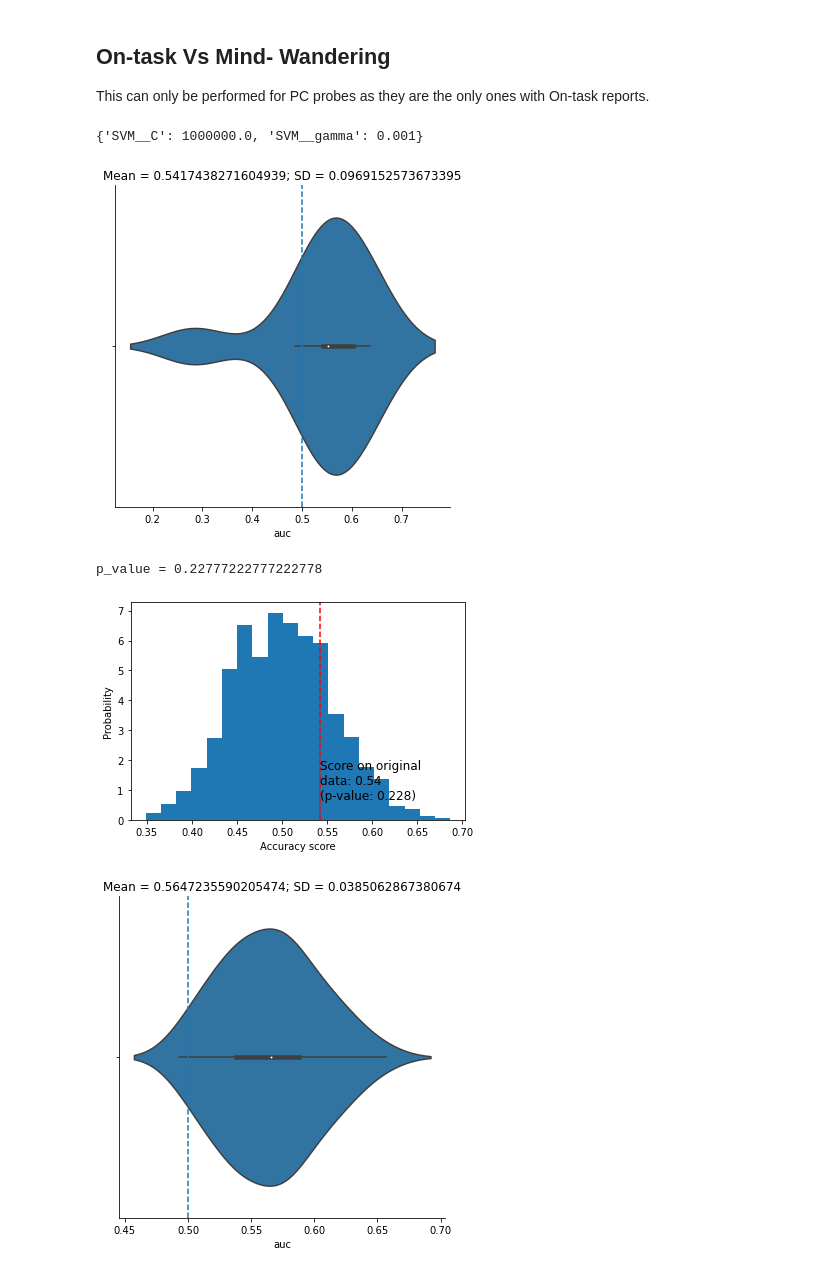
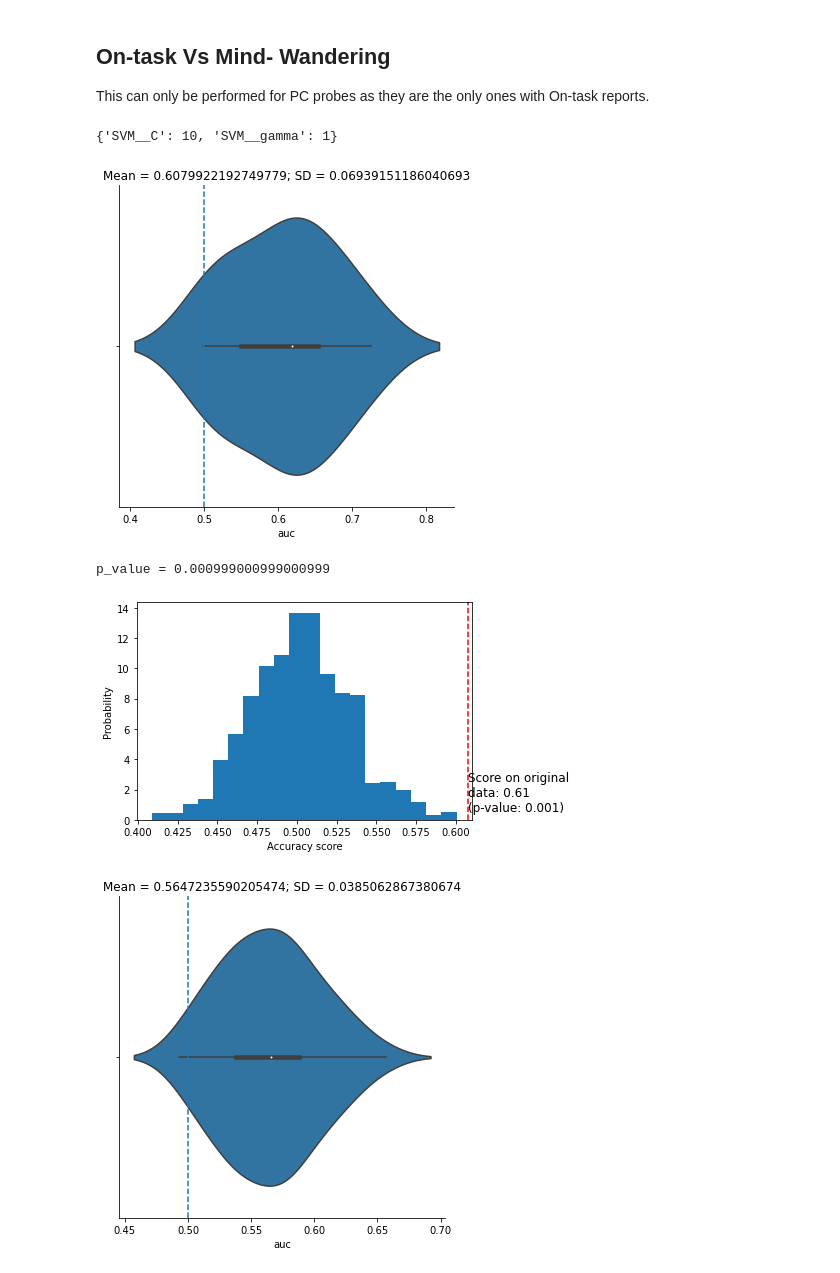
Before and after one commit to Nicobruno92/mw_markers_project, a Jupyter notebook: multivariate_analysis.ipynb, the cells around one changed output. Drawn from its saved outputs; the diff is of its cells as text; code cells hidden in the pictures.

```diff
--- a/multivariate_analysis.ipynb
+++ b/multivariate_analysis.ipynb
@@ -57,8 +57,8 @@ all_participants = [
     "VP37",
 ]
 
-path = "/media/nicolas.bruno/63f8a366-34b7-4896-a7ce-b5fb4ee78535/Nico/MW_eeg_data/minmarker/"  # icm-linux
-# path = '/Users/nicobruno/ownCloud/MW_eeg_data/minmarker/' #nico-mac
+# path = "/media/nicolas.bruno/63f8a366-34b7-4896-a7ce-b5fb4ee78535/Nico/MW_eeg_data/minmarker/"  # icm-linux
+path = '/Users/nicobruno/ownCloud/MW_eeg_data/minmarker/' #nico-mac
 # %%
 df = pd.DataFrame()
 
@@ -285,14 +285,14 @@ df_mind = (
 )
 # %%
 df_auc = multivariate_classifier(data = df_mind, label = 'mind2', features = df_mind.drop('mind2', axis = 1).columns,
-                                 model = 'SVM', pca =True, n_components = 10,
+                                 model = 'SVM', pca =False, n_components = 10,
                                  cv_splits= 10,grid_search = True,
                                  permutation = True, n_permutations = 1000)
 # %% [output]
-{'SVM__C': 1000000.0, 'SVM__gamma': 0.001}
+{'SVM__C': 10, 'SVM__gamma': 1}
-[figure, old version]
+[figure, new version]
-p_value = 0.22777222777222778
+p_value = 0.000999000999000999
-[figure, old version]
+[figure, new version]
 # %%
 y, label = pd.factorize(df_mind['mind2'])
 X = df_mind.drop('mind2', axis=1).astype('float32').values
```
Also changed, not shown: parts of 2 cells of this notebook, 20 other files.
